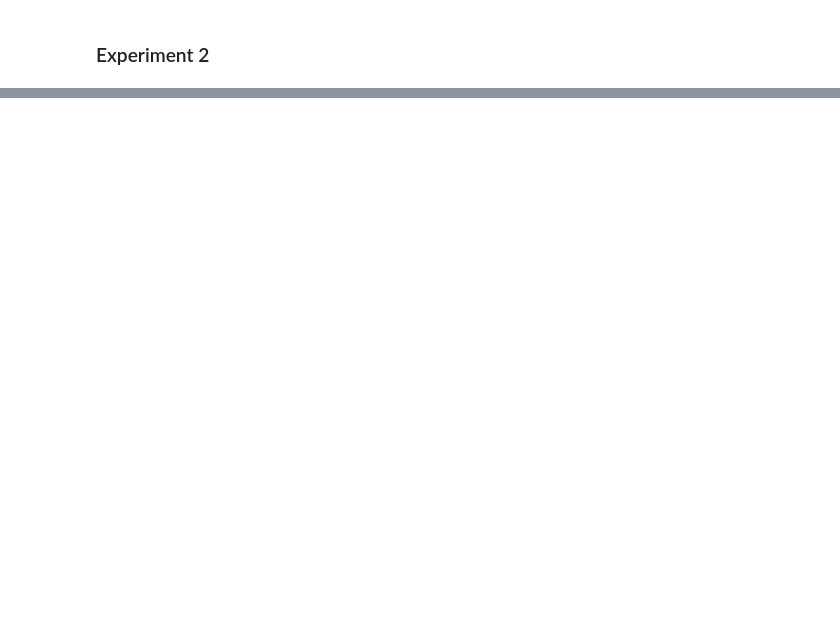
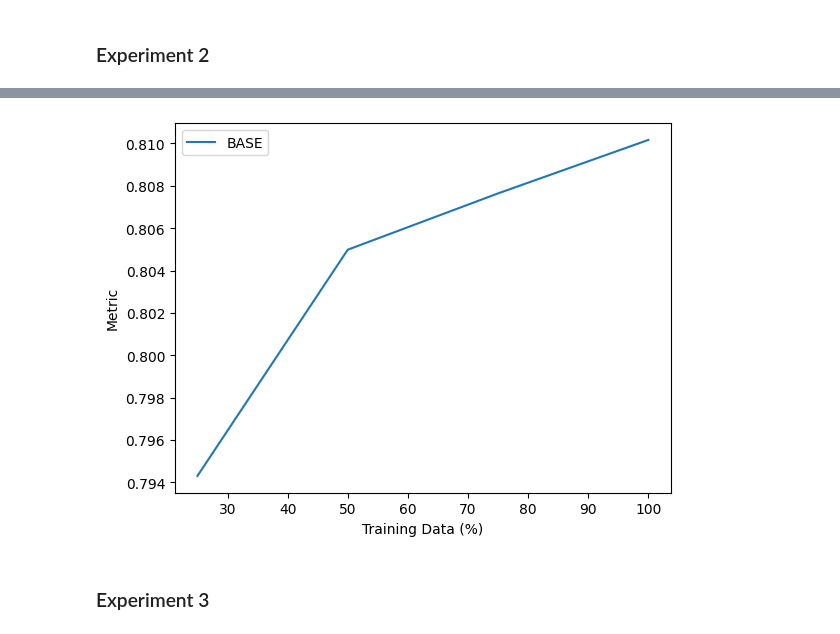
Before and after one commit to UnaiLalana/PAN-2025-Voight-Kampff-Task, a Jupyter notebook: notebooks/assignment2.ipynb, the cells around one changed output, grey strips where cells are left out. Saved outputs shown, nothing was run; the diff lists cells and outputs as text; code cells hidden in the pictures; blank space fills up the shorter version.

Commit message:
assignment 2 experiments finished

```diff
--- a/notebooks/assignment2.ipynb
+++ b/notebooks/assignment2.ipynb
@@ -492,0 +461,10 @@ plt.show()
+# %%
+plt.plot([25,50,75,100], lc_results["BASE"], label="BASE")
+plt.xlabel("Training Data (%)")
+plt.ylabel("Metric")
+plt.legend()
+plt.show()
+# %% [output]
+[figure, added]
+# %% [markdown]
+### Experiment 3
```
Also changed, not shown: parts of 21 cells of this notebook, 3 other files.
